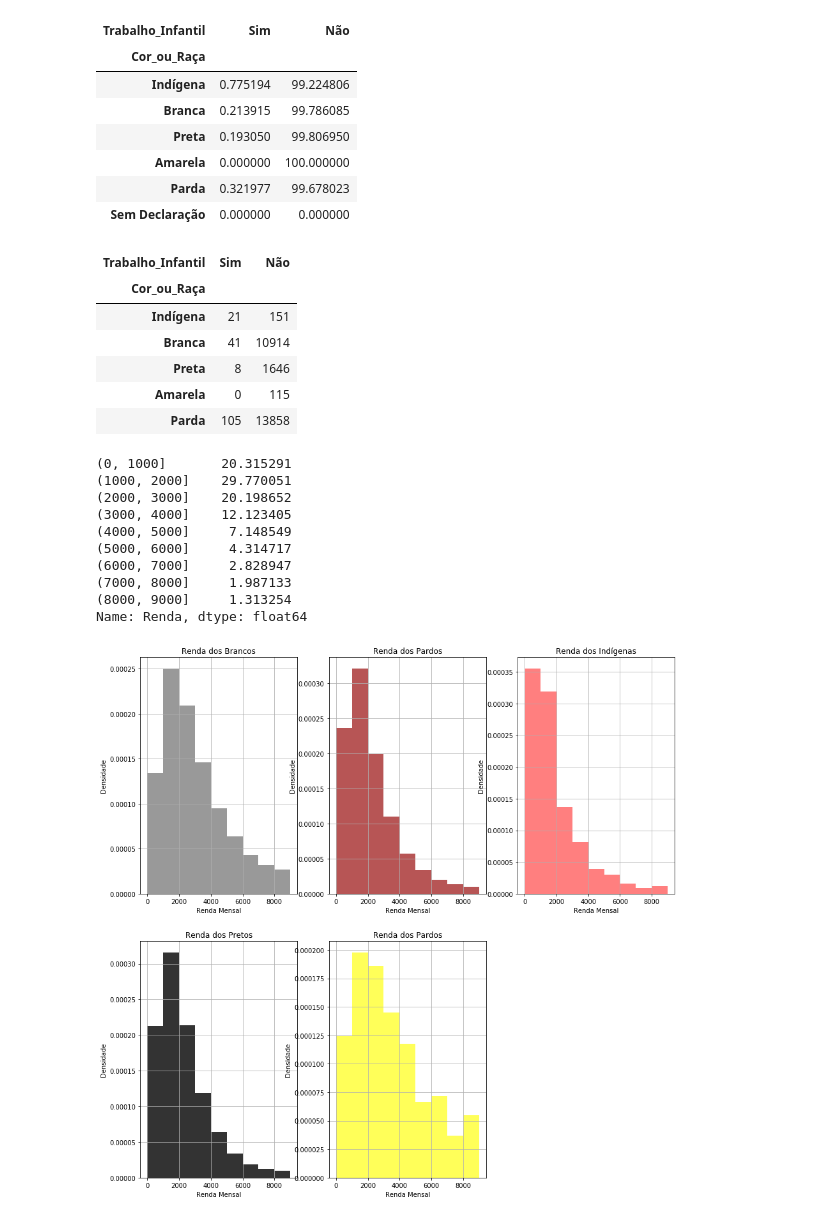
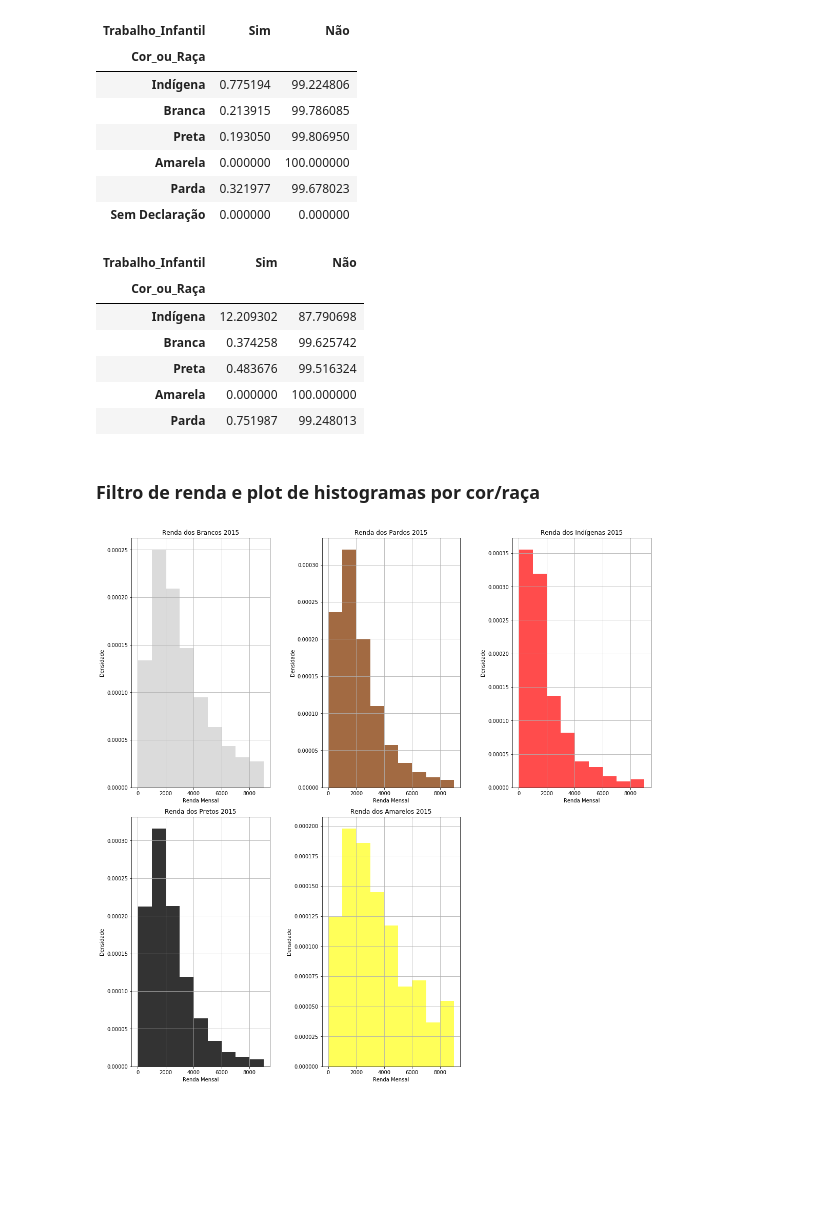
Before and after one commit to vinihsu/Ci-ncia-dos-Dados-DP, a Jupyter notebook: Projeto 1-checkpoint.ipynb, the cells around one changed output. Drawn from its saved outputs; the diff is of its cells as text; code cells hidden in the pictures; blank space fills up the shorter version.

```diff
--- a/Projeto 1-checkpoint.ipynb
+++ b/Projeto 1-checkpoint.ipynb
@@ -105,16 +135,18 @@ ct_trabalho_15
 # %%
 dados2011_trabalho=dados2011.loc[dados2011.Idade<15,['Trabalho_Infantil','Cor_ou_Raça','Idade']]
 dados2011_trabalho = dados2011_trabalho[pd.notnull(dados2011_trabalho["Trabalho_Infantil"])]
-ct_trabalho11=pd.crosstab(dados2011_trabalho.Cor_ou_Raça, dados2011_trabalho.Trabalho_Infantil)
+ct_trabalho11=pd.crosstab(dados2011_trabalho.Cor_ou_Raça, dados2011_trabalho.Trabalho_Infantil,normalize='index')*100
 ct_trabalho11
 # %% [output]
 | Trabalho_Infantil | Sim | Não |
 | Cor_ou_Raça |  |  |
-| Indígena | 21 | 151 |
-| Branca | 41 | 10914 |
-| Preta | 8 | 1646 |
-| Amarela | 0 | 115 |
-| Parda | 105 | 13858 |
+| Indígena | 12.209302 | 87.790698 |
+| Branca | 0.374258 | 99.625742 |
+| Preta | 0.483676 | 99.516324 |
+| Amarela | 0.000000 | 100.000000 |
+| Parda | 0.751987 | 99.248013 |
+# %% [markdown]
+### Filtro de renda e plot de histogramas por cor/raça
 # %%
 dados2015_renda=dados2015.loc[dados2015.Renda<99999999,['Renda','Cor_ou_Raça']]
 
@@ -124,52 +156,44 @@ salário = pd.cut(dados2015_renda.Renda,faixa)
 
 plt.subplot(231)
 rendabranca = dados2015_renda.Renda[dados2015_renda.Cor_ou_Raça == 'Branca']
-plot = rendabranca.plot.hist(bins=faixa,title="Renda dos Brancos", normed = 1,color="grey",alpha=0.8)
+plot = rendabranca.plot.hist(bins=faixa,title="Renda dos Brancos 2015", normed = 1,color="lightgrey",alpha=0.8)
 plt.xlabel("Renda Mensal")
 plt.ylabel("Densidade")
 plt.grid(True)
 salário.value_counts(sort=False, normalize=True)*100
 
 plt.subplot(232)
 rendaparda = dados2015_renda.Renda[dados2015_renda.Cor_ou_Raça == 'Parda']
-plot = rendaparda.plot.hist(bins=faixa,title="Renda dos Pardos", normed = 1,color="brown",alpha=0.8)
+plot = rendaparda.plot.hist(bins=faixa,title="Renda dos Pardos 2015", normed = 1,color="saddlebrown",alpha=0.8)
 plt.xlabel("Renda Mensal")
 plt.ylabel("Densidade")
 plt.grid(True)
 salário.value_counts(sort=False, normalize=True)*100
 
 plt.subplot(233)
 rendaindigena = dados2015_renda.Renda[dados2015_renda.Cor_ou_Raça == 'Indígena']
-plot = rendaindigena.plot.hist(bins=faixa,title="Renda dos Indígenas", normed = 1,color="red",alpha=0.5)
+plot = rendaindigena.plot.hist(bins=faixa,title="Renda dos Indígenas 2015", normed = 1,color="red",alpha=0.7)
 plt.xlabel("Renda Mensal")
 plt.ylabel("Densidade")
 plt.grid(True)
 salário.value_counts(sort=False, normalize=True)*100
 
 plt.subplot(234)
 rendapreta = dados2015_renda.Renda[dados2015_renda.Cor_ou_Raça == 'Preta']
-plot = rendapreta.plot.hist(bins=faixa,title="Renda dos Pretos", normed = 1,color="black",alpha=0.8)
+plot = rendapreta.plot.hist(bins=faixa,title="Renda dos Pretos 2015", normed = 1,color="black",alpha=0.8)
 plt.xlabel("Renda Mensal")
 plt.ylabel("Densidade")
 plt.grid(True)
 salário.value_counts(sort=False, normalize=True)*100
 
 plt.subplot(235)
 rendaamarela = dados2015_renda.Renda[dados2015_renda.Cor_ou_Raça == 'Amarela']
-plot = rendaamarela.plot.hist(bins=faixa,title="Renda dos Pardos", normed = 1,color="yellow",alpha=0.65)
+plot = rendaamarela.plot.hist(bins=faixa,title="Renda dos Amarelos 2015", normed = 1,color="yellow",alpha=0.65)
 plt.xlabel("Renda Mensal")
 plt.ylabel("Densidade")
 plt.grid(True)
 salário.value_counts(sort=False, normalize=True)*100
+
+plt.tight_layout(pad=0.1, w_pad=3, h_pad=1.0)
 # %% [output]
-(0, 1000]       20.315291
-(1000, 2000]    29.770051
-(2000, 3000]    20.198652
-(3000, 4000]    12.123405
-(4000, 5000]     7.148549
-(5000, 6000]     4.314717
-(6000, 7000]     2.828947
-(7000, 8000]     1.987133
-(8000, 9000]     1.313254
-Name: Renda, dtype: float64
-[figure, old version]
+[figure, new version]
```
Also changed, not shown: parts of 28 cells of this notebook.
